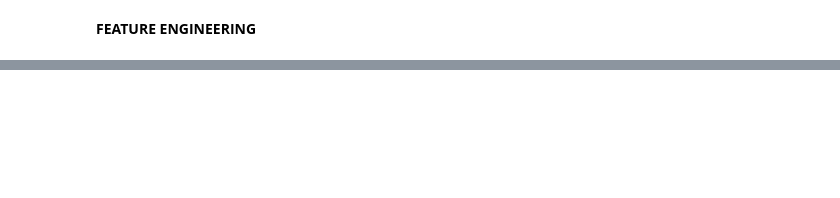
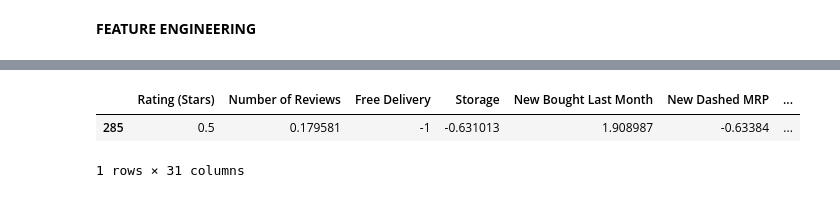
Before and after one commit to madhavJivani/EDA_Ecommerce, a Jupyter notebook: Submitables/combine.ipynb, the cells around one changed output, grey strips where cells are left out. Saved outputs shown, nothing was run; the diff lists cells and outputs as text; code cells hidden in the pictures; blank space fills up the shorter version.

```diff
--- a/Submitables/combine.ipynb
+++ b/Submitables/combine.ipynb
@@ -1711,3 +1741,10 @@ pickle.dump(log_reg, open('logistic_regression_free_delivery_model.pkl', 'wb'))
 
 # # Load the Logistic Regression model (for Free Delivery)
 # log_reg_loaded = pickle.load(open('logistic_regression_free_delivery_model.pkl', 'rb'))
+# %%
+data = df.sample()
+data
+# %% [output]
+|  | Rating (Stars) | Number of Reviews | Free Delivery | Storage | New Bought Last Month | New Dashed MRP | ... |
+| 285 | 0.5 | 0.179581 | -1 | -0.631013 | 1.908987 | -0.63384 | ... |
+1 rows × 31 columns
```
Also changed, not shown: parts of 54 cells of this notebook, 49 other files.
